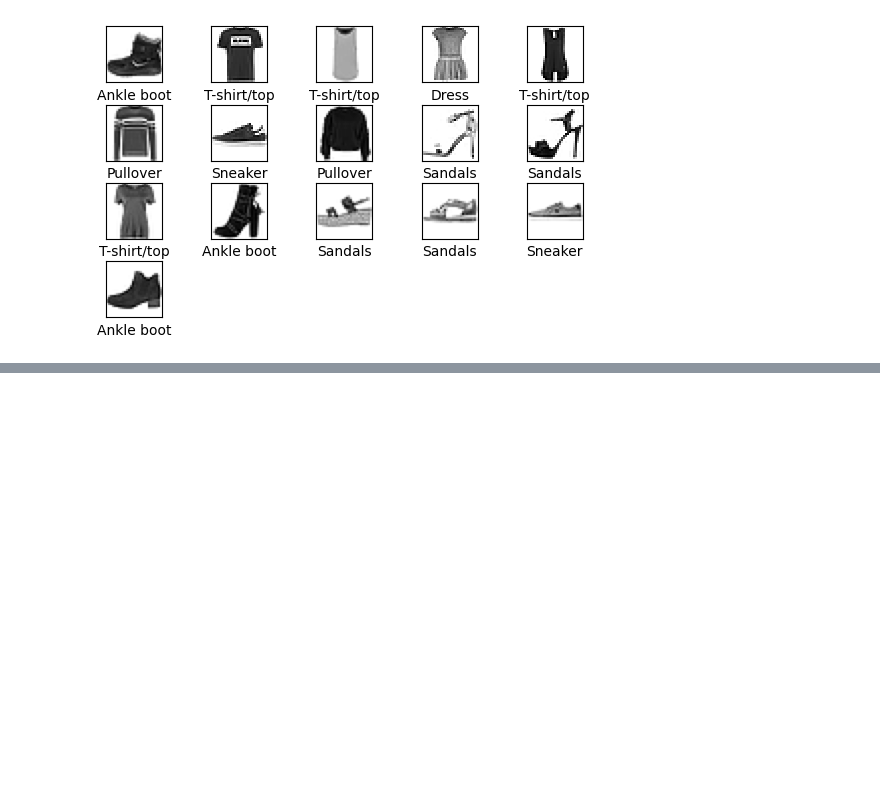
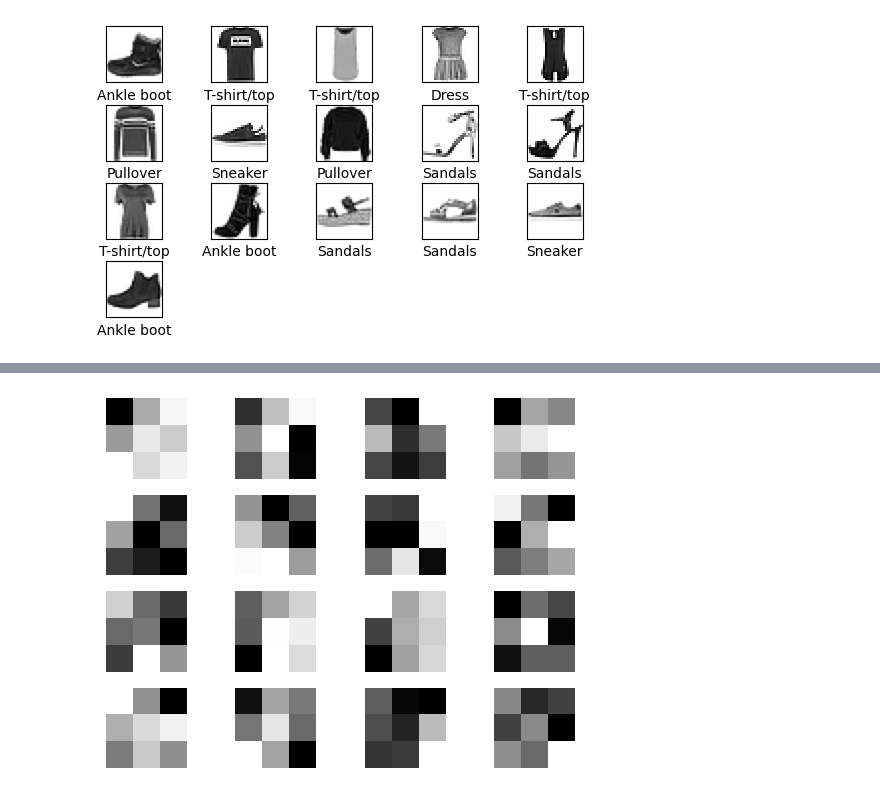
Before and after one commit to Borgia1459/clothe_image_categorization, a Jupyter notebook: src/understandingCNN.ipynb, the cells around one changed output, grey strips where cells are left out. Saved outputs shown, nothing was run; the diff lists cells and outputs as text; code cells hidden in the pictures; blank space fills up the shorter version.

```diff
--- a/src/understandingCNN.ipynb
+++ b/src/understandingCNN.ipynb
@@ -63,0 +142,13 @@ model.summary()
+# %%
+filters,_ = model.layers[2].get_weights()
+# %%
+f_min, f_max = filters.min(),filters.max()
+filters = (filters - f_min)/(f_max - f_min)
+n_filters = 16
+for i in range (n_filters):
+    plt.subplot(4,4,i+1)
+    plt.imshow(filters[:,:,0,i], cmap='gray')
+    plt.axis('off')
+plt.show()
+# %% [output]
+[figure, added]
```
Also changed, not shown: parts of 10 cells of this notebook, 18 other files.
